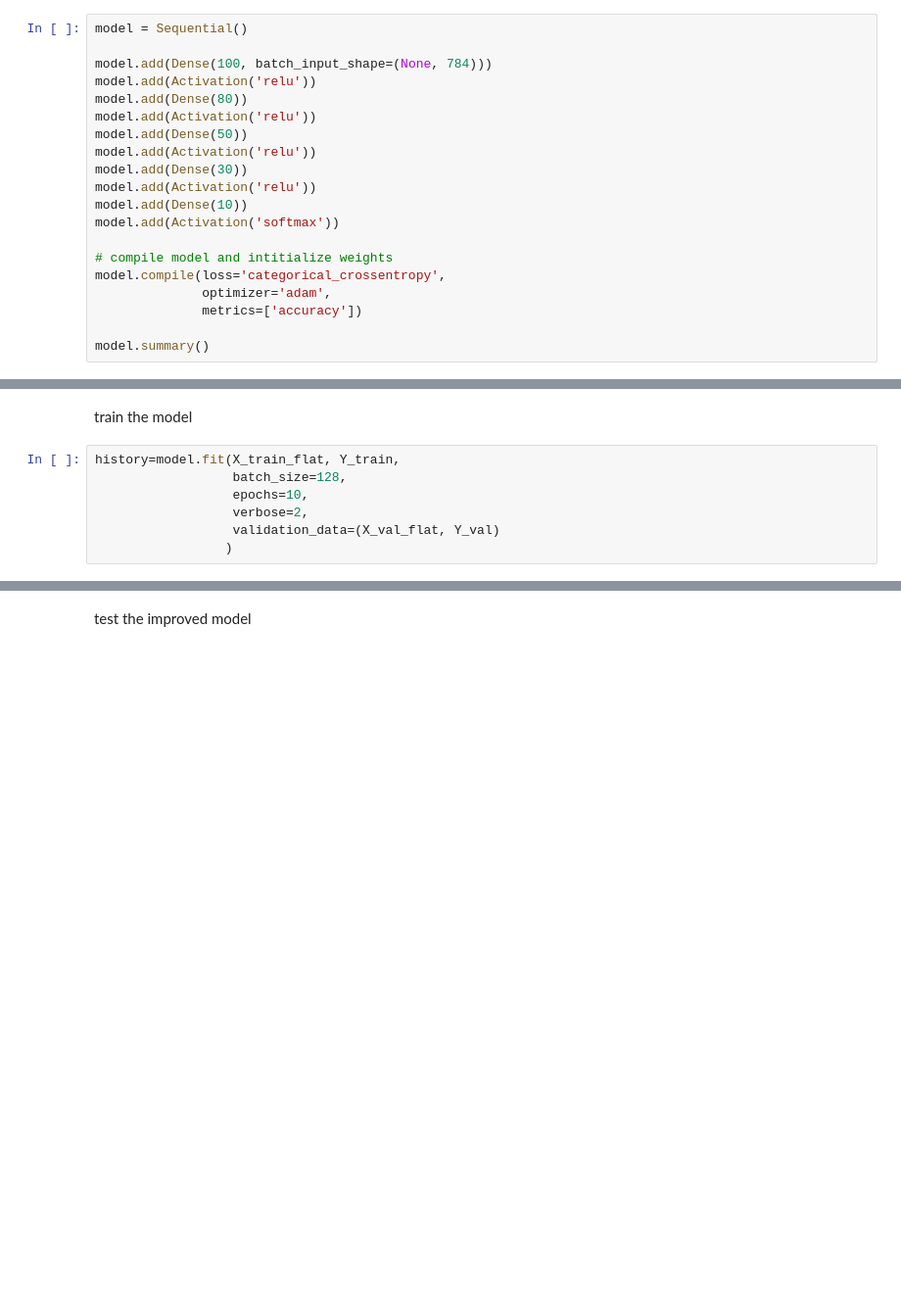
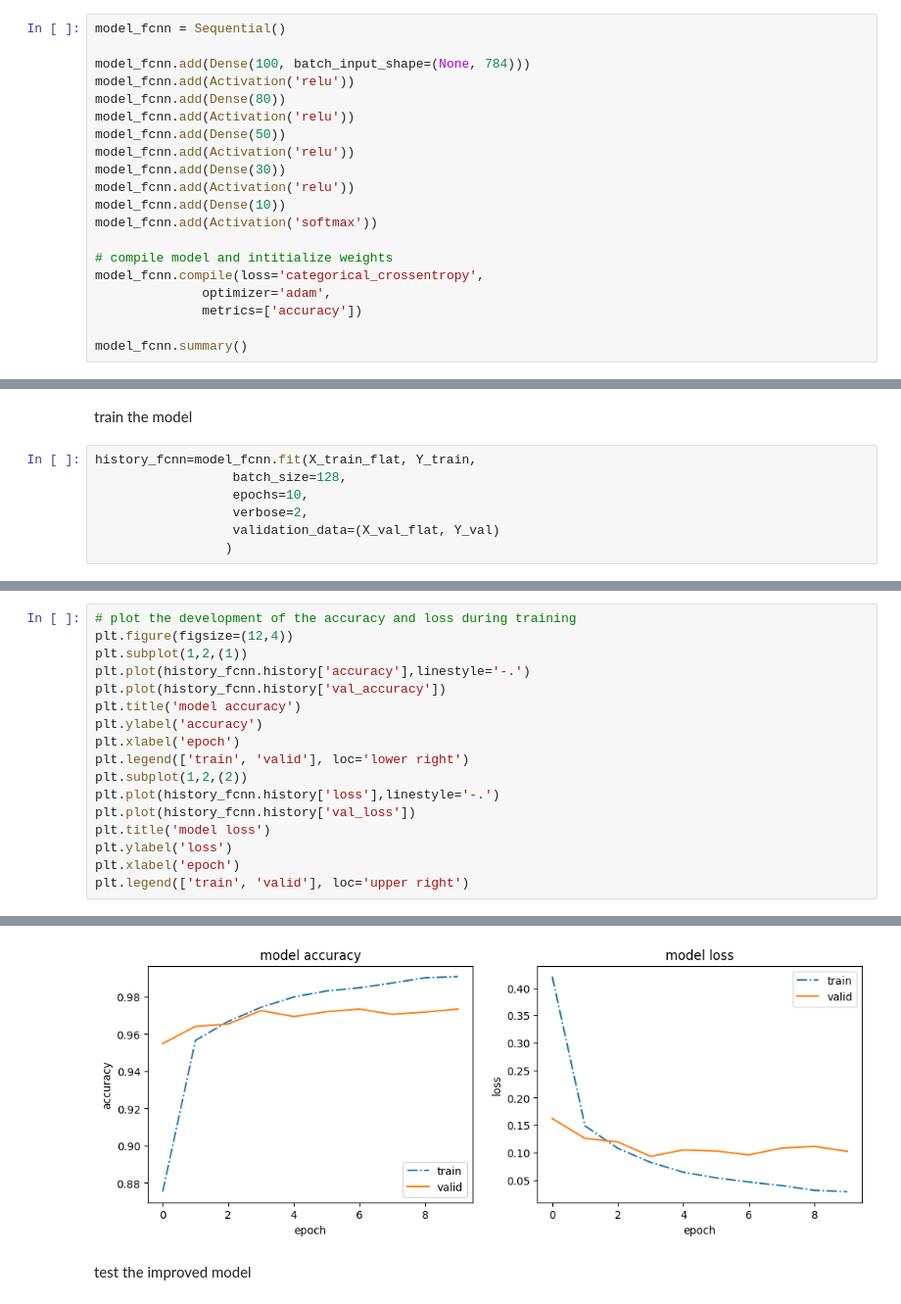
Before and after one commit to Pxldi/htwg_ai, a Jupyter notebook: src/ex2_machine_learning/nb_ch02_02a.ipynb, the cells around one changed output, grey strips where cells are left out. Shown at 98% size. Drawn from its saved outputs; the diff is of its cells as text; blank space fills up the shorter version.

```diff
--- a/src/ex2_machine_learning/nb_ch02_02a.ipynb
+++ b/src/ex2_machine_learning/nb_ch02_02a.ipynb
@@ -269,23 +267,23 @@ Acc_fc_orig_flat =  0.9675
 # %% [markdown]
 create a new model
 # %%
-model = Sequential()
+model_fcnn = Sequential()
 
-model.add(Dense(100, batch_input_shape=(None, 784)))
-model.add(Activation('relu'))
-model.add(Dense(80))
-model.add(Activation('relu'))
-model.add(Dense(50))
-model.add(Activation('relu'))
-model.add(Dense(30))
-model.add(Activation('relu'))
-model.add(Dense(10))
-model.add(Activation('softmax'))
+model_fcnn.add(Dense(100, batch_input_shape=(None, 784)))
+model_fcnn.add(Activation('relu'))
+model_fcnn.add(Dense(80))
+model_fcnn.add(Activation('relu'))
+model_fcnn.add(Dense(50))
+model_fcnn.add(Activation('relu'))
+model_fcnn.add(Dense(30))
+model_fcnn.add(Activation('relu'))
+model_fcnn.add(Dense(10))
+model_fcnn.add(Activation('softmax'))
 
 # compile model and intitialize weights
-model.compile(loss='categorical_crossentropy',
+model_fcnn.compile(loss='categorical_crossentropy',
               optimizer='adam',
               metrics=['accuracy'])
 
-model.summary()
+model_fcnn.summary()
 # %% [output]
@@ -309,7 +307,7 @@ _________________________________________________________________
 # %% [markdown]
 train the model
 # %%
-history=model.fit(X_train_flat, Y_train,
+history_fcnn=model_fcnn.fit(X_train_flat, Y_train,
                   batch_size=128,
                   epochs=10,
                   verbose=2,
@@ -338,0 +339,18 @@ Epoch 10/10
+# %%
+# plot the development of the accuracy and loss during training
+plt.figure(figsize=(12,4))
+plt.subplot(1,2,(1))
+plt.plot(history_fcnn.history['accuracy'],linestyle='-.')
+plt.plot(history_fcnn.history['val_accuracy'])
+plt.title('model accuracy')
+plt.ylabel('accuracy')
+plt.xlabel('epoch')
+plt.legend(['train', 'valid'], loc='lower right')
+plt.subplot(1,2,(2))
+plt.plot(history_fcnn.history['loss'],linestyle='-.')
+plt.plot(history_fcnn.history['val_loss'])
+plt.title('model loss')
+plt.ylabel('loss')
+plt.xlabel('epoch')
+plt.legend(['train', 'valid'], loc='upper right')
+# %% [output]
@@ -339,3 +358,4 @@ Epoch 10/10
+[figure, added]
 # %% [markdown]
 test the improved model
 # %%
```
Also changed, not shown: parts of 14 cells of this notebook.
